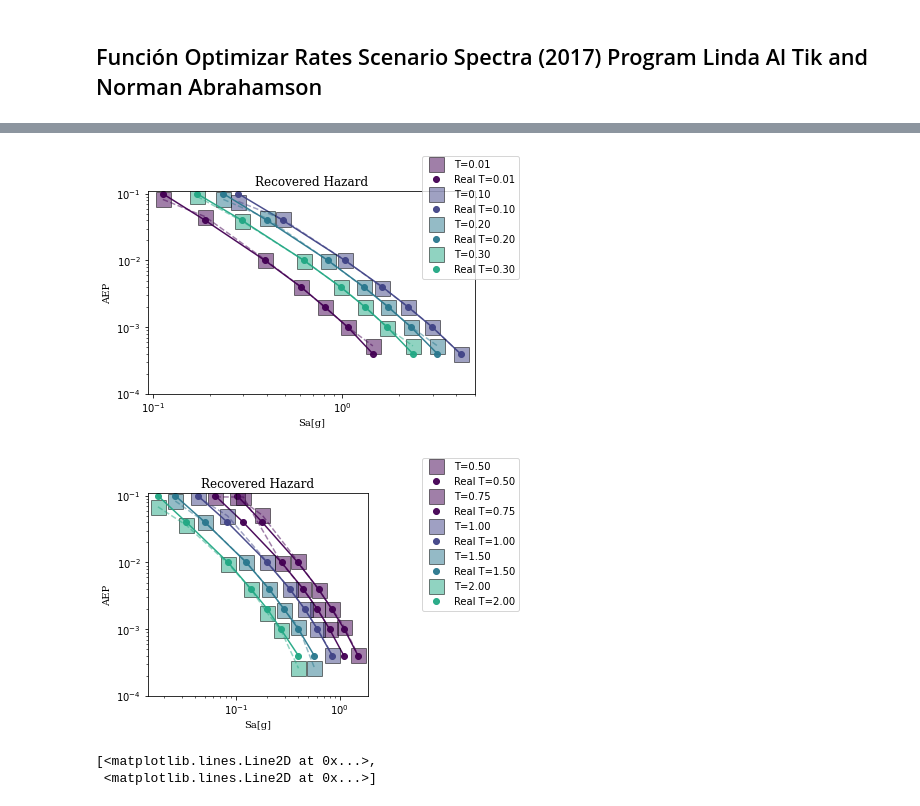
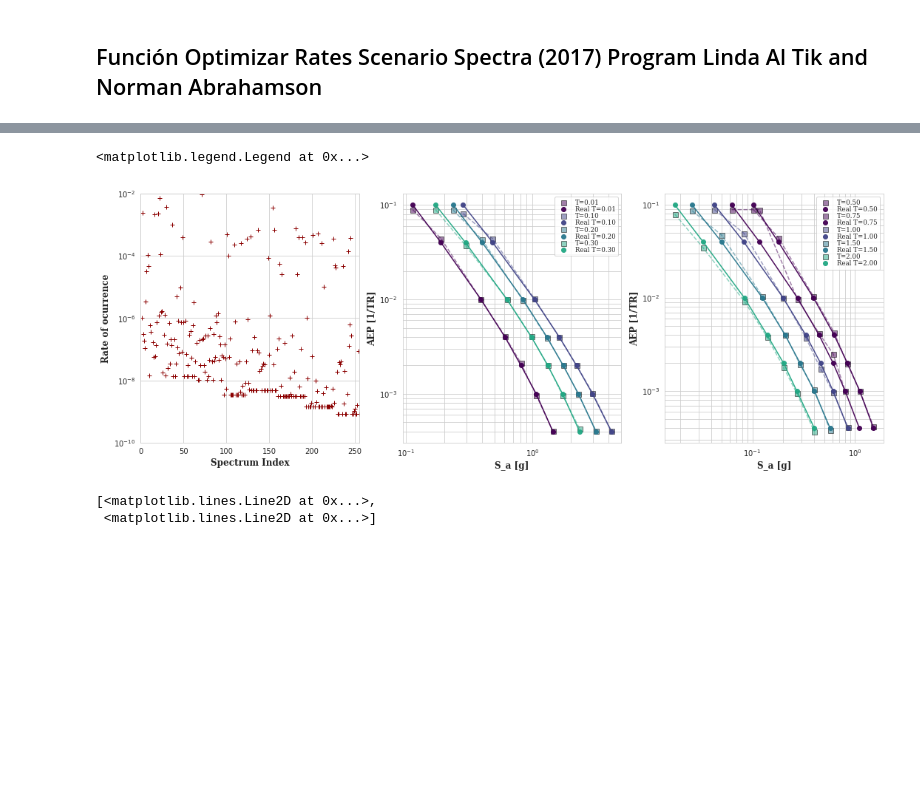
Before and after one commit to capajaro/CSS_UN, a Jupyter notebook: CSS_Calculation.ipynb, the cells around one changed output, grey strips where cells are left out. Cells and saved outputs as stored; diff of their text form; code cells hidden in the pictures; blank space fills up the shorter version.

Commit message:
Figuras Resumen Opt Rates

```diff
--- a/CSS_Calculation.ipynb
+++ b/CSS_Calculation.ipynb
@@ -694,63 +694,72 @@ plt.plot(GMs_Results.index, Actual_Rates, '+r',
 # %%
-msz = 15
-plt.figure(99)
+sns.set_style('whitegrid')
+ax_fs = 12
+text_fs = 9.5
+ax_t_fs = ax_fs*0.85
+msz = 7
+
+fig, axs = plt.subplots(1, 3, figsize=(18,6.2))
+axs[0].semilogy(GMs_Results.index,Actual_Rates,'+', color = 'darkred')
+axs[0].set_xlim([np.min(GMs_Results.index),np.max(GMs_Results.index)])
+axs[0].set_ylim([10**-10,10**-2])
+
 Recons_Hazard_Final = X @ Actual_Rates
 PerTag = HazCurve_Data.columns[1:]
 Per_Interest = [float(el.split('T')[1].split('s')[0]) for el in PerTag]
 N_pers = len(Per_Interest)
 colors = plt.cm.viridis(np.linspace(0, 1, np.int(1+ np.ceil(N_pers/2))))
 Ta = np.array_split(Recons_Hazard_Final, len(Per_Interest))
 for i_Per_Int in range(int(np.floor(N_pers/2))):
     Ta_i = Ta[i_Per_Int]
     Ta_i = Ta_i[np.where(Ta_i != 0)]
-    plt.loglog(SA_Targ_Norm.iloc[i_Per_Int, :len(Ta_i)], (
+    axs[1].loglog(SA_Targ_Norm.iloc[i_Per_Int, :len(Ta_i)], (
         Ta_i), 's', color = colors[i_Per_Int], label='T=%0.2f' % (Per_Interest[i_Per_Int]), markersize=msz, markeredgecolor='k', alpha=0.5)
-    plt.loglog(SA_Targ_Norm.iloc[i_Per_Int, :len(Ta_i)], (
+    axs[1].loglog(SA_Targ_Norm.iloc[i_Per_Int, :len(Ta_i)], (
         Ta_i), '--', color = colors[i_Per_Int], markersize=msz, markeredgecolor='k', alpha=0.5)
 
-    plt.loglog(SA_Targ_Norm.iloc[i_Per_Int, :], Hz_Target, 'o', color = colors[i_Per_Int],
+    axs[1].loglog(SA_Targ_Norm.iloc[i_Per_Int, :], Hz_Target, 'o', color = colors[i_Per_Int],
                 label='Real T=%0.2f' % (Per_Interest[i_Per_Int]), alpha=0.95)
-    plt.loglog(SA_Targ_Norm.iloc[i_Per_Int, :],
+    axs[1].loglog(SA_Targ_Norm.iloc[i_Per_Int, :],
                 Hz_Target, '-', color = colors[i_Per_Int], alpha=0.95)
 
-plt.ylabel('AEP', fontdict={'fontsize': 10, 'fontname': 'serif'})
-plt.xlabel('Sa[g]', fontdict={'fontsize': 10, 'fontname': 'serif'})
-plt.title('Recovered Hazard', fontdict={
-          'fontsize': 12, 'fontname': 'serif'})
-plt.ylim(1E-4, 1.1*np.max(Hz_Target))
-plt.legend(bbox_to_anchor=(1, 1),
-            bbox_transform=plt.gcf().transFigure)
-plt.tight_layout()
-File_Rate1 = FigsName+'RatesOpt_FP'+'.png'
-plt.savefig(File_Rate1)
-#plt.close('all')
-
-plt.figure(199)
 
 for i_Per_Int in range(int(np.floor(N_pers/2)), N_pers):
     Ta_i = Ta[i_Per_Int]
     Ta_i = Ta_i[np.where(Ta_i != 0)]
-    plt.loglog(SA_Targ_Norm.iloc[i_Per_Int, :len(Ta_i)], (
+    axs[2].loglog(SA_Targ_Norm.iloc[i_Per_Int, :len(Ta_i)], (
         Ta_i), 's',color = colors[np.int(i_Per_Int - 0.5*N_pers)], label='T=%0.2f' % (Per_Interest[i_Per_Int]), markersize=msz, markeredgecolor='k', alpha=0.5)
-    plt.loglog(SA_Targ_Norm.iloc[i_Per_Int, :len(Ta_i)], (
+    axs[2].loglog(SA_Targ_Norm.iloc[i_Per_Int, :len(Ta_i)], (
         Ta_i), '--',color = colors[np.int(i_Per_Int - 0.5*N_pers)], markersize=msz, markeredgecolor='k', alpha=0.5)
 
-    plt.loglog(SA_Targ_Norm.iloc[i_Per_Int, :], Hz_Target, 'o', color = colors[np.int(i_Per_Int - 0.5*N_pers)],
+    axs[2].loglog(SA_Targ_Norm.iloc[i_Per_Int, :], Hz_Target, 'o', color = colors[np.int(i_Per_Int - 0.5*N_pers)],
                 label='Real T=%0.2f' % (Per_Interest[i_Per_Int]), alpha=0.95)
-    plt.loglog(SA_Targ_Norm.iloc[i_Per_Int, :],
+    axs[2].loglog(SA_Targ_Norm.iloc[i_Per_Int, :],
                 Hz_Target, '-',color = colors[np.int(i_Per_Int - 0.5*N_pers)], alpha=0.95)
 
-plt.ylabel('AEP', fontdict={'fontsize': 10, 'fontname': 'serif'})
-plt.xlabel('Sa[g]', fontdict={'fontsize': 10, 'fontname': 'serif'})
-plt.title('Recovered Hazard', fontdict={
-          'fontsize': 12, 'fontname': 'serif'})
-plt.ylim(1E-4, 1.1*np.max(Hz_Target))
-plt.legend(bbox_to_anchor=(1, 1),
-            bbox_transform=plt.gcf().transFigure)
-plt.tight_layout()
+axs[0].grid(b = True, which='both', axis = 'both')
+axs[1].grid(b = True, which='both', axis = 'both')
+axs[2].grid(b = True, which='both', axis = 'both')
+
+axs[0].set_xlabel('Spectrum Index', fontdict={'fontsize': ax_fs, 'fontname': 'serif', 'fontweight': 'bold'})
+axs[1].set_xlabel('S_a [g]', fontdict={'fontsize': ax_fs, 'fontname': 'serif', 'fontweight': 'bold'})
+axs[2].set_xlabel('S_a [g]', fontdict={'fontsize': ax_fs, 'fontname': 'serif', 'fontweight': 'bold'})
+
+axs[0].set_ylabel('Rate of ocurrence', fontdict={'fontsize': ax_fs, 'fontname': 'serif', 'fontweight': 'bold'})
+axs[1].set_ylabel('AEP [1/TR]', fontdict={'fontsize': ax_fs, 'fontname': 'serif', 'fontweight': 'bold'})
+axs[2].set_ylabel('AEP [1/TR]', fontdict={'fontsize': ax_fs, 'fontname': 'serif', 'fontweight': 'bold'})
+
+
+axs[1].legend(frameon=True, ncol=1,
+           labelspacing=0.02, loc='upper right', prop={'family':'serif', 'size':0.85*ax_t_fs})
+axs[2].legend(frameon=True, ncol=1,
+           labelspacing=0.02, loc='upper right', prop={'family':'serif', 'size':0.85*ax_t_fs})
+fig.subplots_adjust(wspace=0.1, hspace=0.125, left=0.10, bottom=0.20, right=1-0.05, top=1-0.075)
+fig.savefig('Hazard_Recovered_Outputs.png', dpi=600, facecolor='w', edgecolor='k',
+        orientation='portrait',  format='png',
+        transparent=False, bbox_inches=None, pad_inches=0.1,)
 # %% [output]
+<matplotlib.legend.Legend at 0x...>
-[figure, old version]
+[figure, new version]
-[figure, removed]
 # %%
 plt.loglog(SA_Targ_Norm.iloc[i_Per_Int, :len(Ta_i)], (Ta_i), colors[i_Per_Int], label='T=%0.2f' % (Per_Interest[i_Per_Int]), markersize=msz, markeredgecolor='k', alpha=0.5)
 # %% [output]
```
Also changed, not shown: parts of 3 cells of this notebook.
